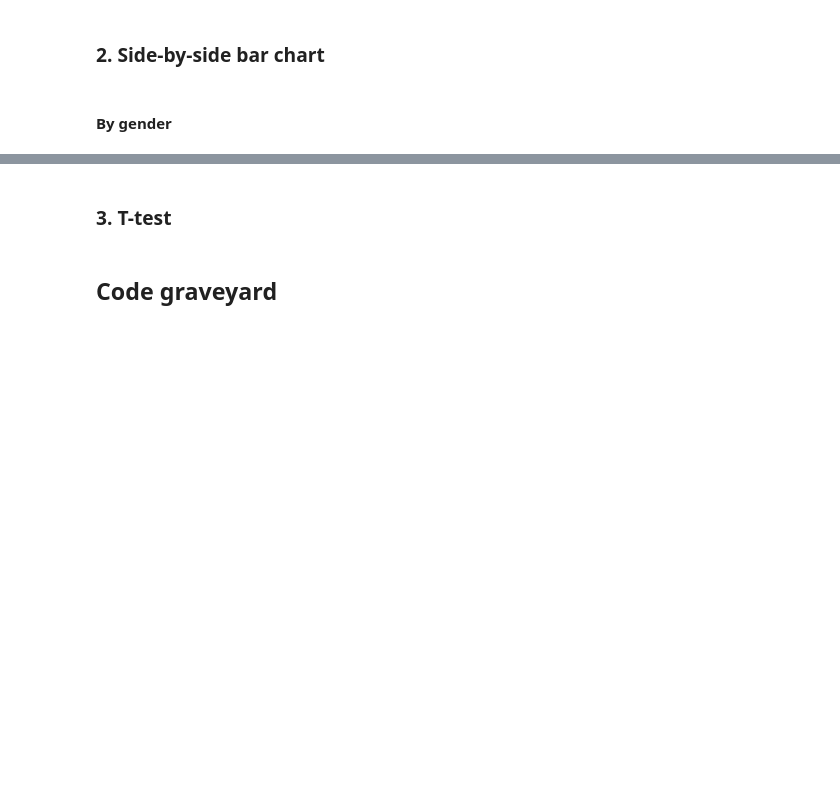
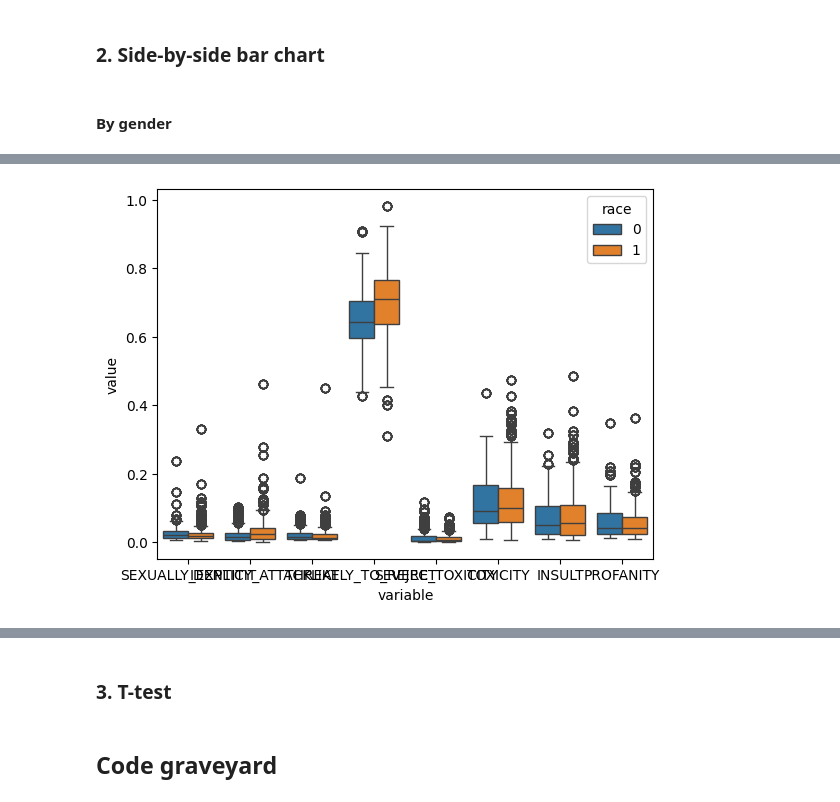
Before and after one commit to tsrogers9/CS315-proj3-group2, a Jupyter notebook: 2-analysis/stance_detection_analysis.ipynb, the cells around one changed output, grey strips where cells are left out. Saved outputs shown, nothing was run; the diff lists cells and outputs as text; code cells hidden in the pictures; blank space fills up the shorter version.

```diff
--- a/2-analysis/stance_detection_analysis.ipynb
+++ b/2-analysis/stance_detection_analysis.ipynb
@@ -196,0 +191,21 @@ plt.show()
+# %%
+def assign_race(df_gender, gender):
+    """
+    Input: df_gender - df with columns for each stance, gender - string gender "male" or "female"
+    """
+    if gender == 'female':
+        poc_list = ['nikemawilliams', 'marieforcongress', 'reppressley', 'sheilaforhouston', 'repsummerlee', 'aoc', 'repwilson', 'ilhanmn', 'rashidatlaib'] # includes hispanics/latinos
+    elif gender == 'male':
+        poc_list = ['corybooker', 'robertgarcia', 'repbowman', 'troyc4congress', 'repcasar', 'repmaxwellfrost', 'colinallredtx', 'congressmancardenas', 'repmarktakano', 'stevenahorsford']
+
+    df_gender['race'] = df_gender['politician'].apply(lambda x: 1 if x in poc_list else 0)
+
+    return df_gender
+# %%
+df_female_federal_race = assign_race(df_female_federal, 'female')
+df_male_federal_race = assign_race(df_male_federal, 'male')
+# %%
+# Females: white vs POC
+plot_side_by_side(df_female_federal_race, 'race')
+# %% [output]
+[figure, added]
```
Also changed, not shown: parts of 26 cells of this notebook, 2 other files.
